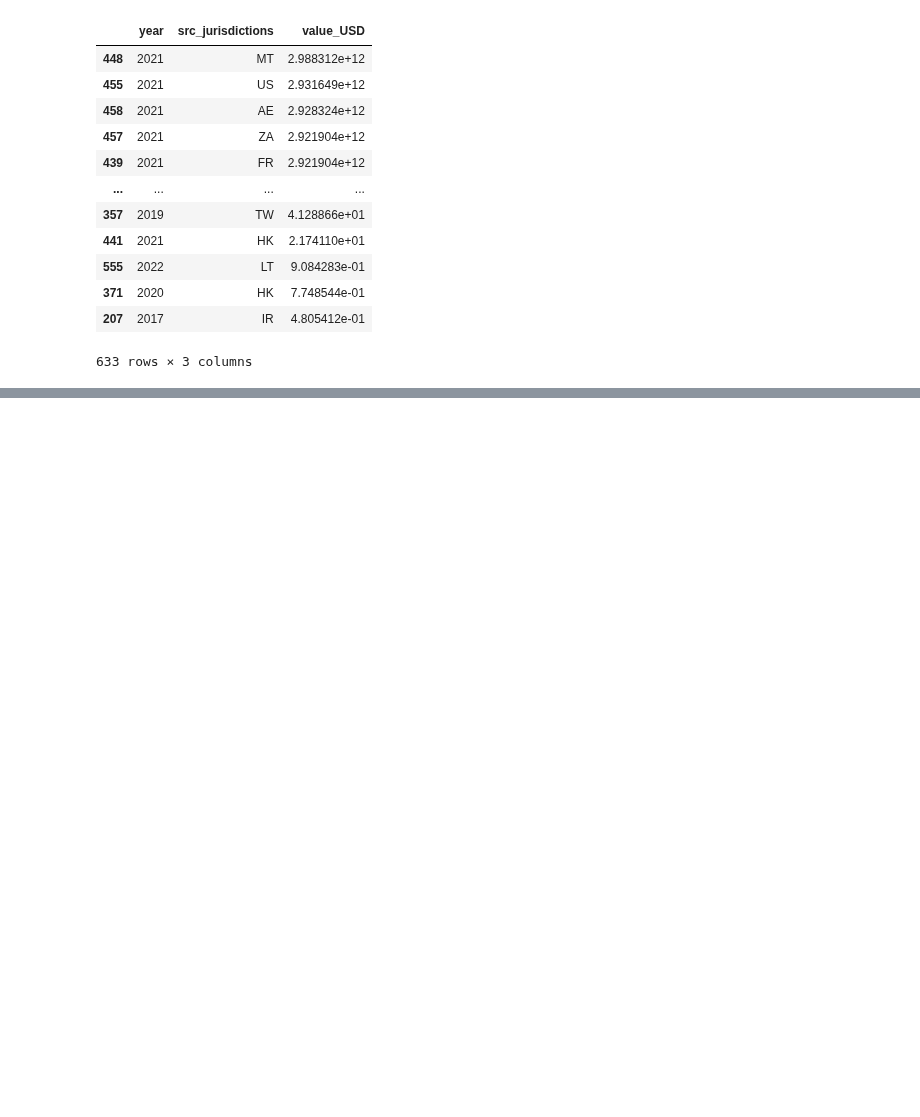
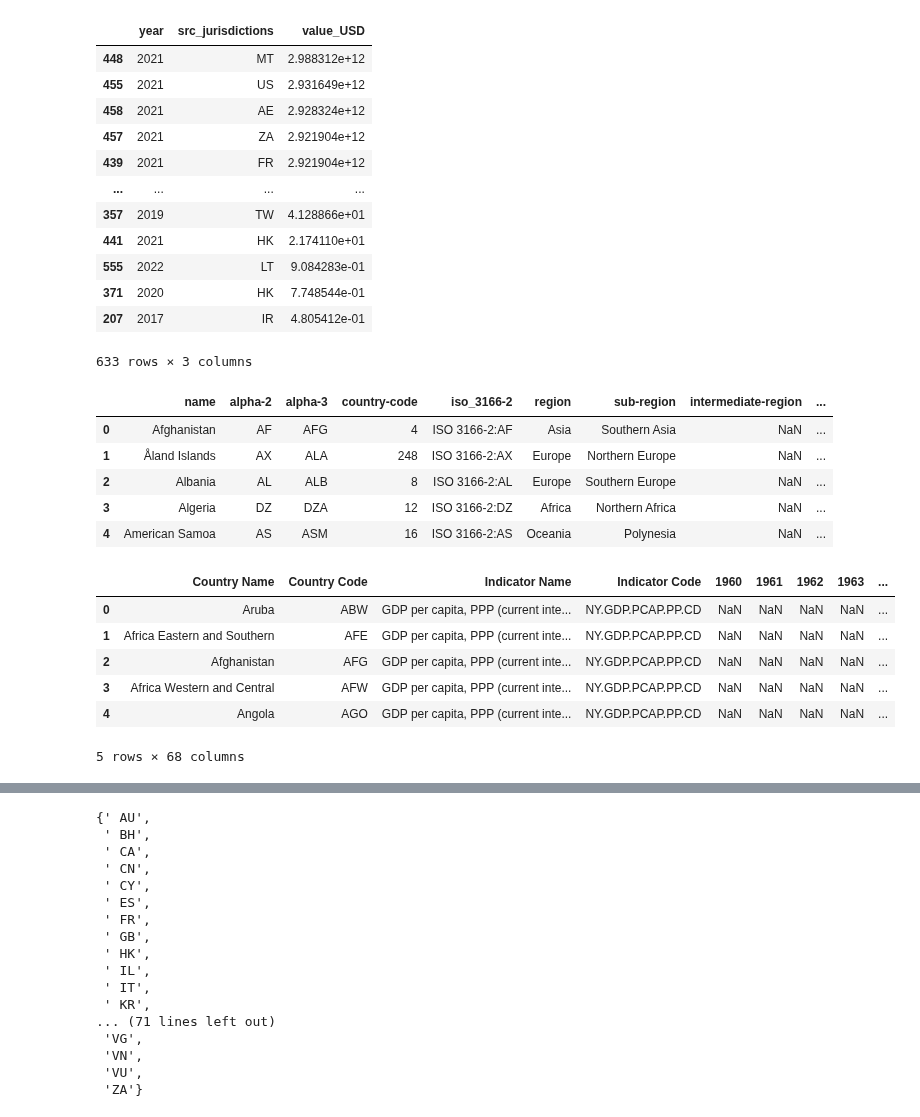
Before and after one commit to FlowDrucka64/MoneyFlow, a Jupyter notebook: data_exploration.ipynb, the cells around one changed output, grey strips where cells are left out. Cells and saved outputs as stored; diff of their text form; code cells hidden in the pictures; blank space fills up the shorter version.

Commit message:
Read gdp and country data

```diff
--- a/data_exploration.ipynb
+++ b/data_exploration.ipynb
@@ -157,3 +156,33 @@ display(src_amounts.sort_values("value_USD",ascending=False))
 | 371 | 2020 | HK | 7.748544e-01 |
 | 207 | 2017 | IR | 4.805412e-01 |
 633 rows × 3 columns
+# %%
+# Merge GDP Data
+
+# Load country codes (source: https://github.com/lukes/ISO-3166-Countries-with-Regional-Codes)
+country_codes = pd.read_csv('data/country_codes.csv')
+display(country_codes.head())
+
+# Load GDP data (PPP) (Source: https://data.worldbank.org/indicator/NY.GDP.PCAP.PP.CD)
+gdp = pd.read_csv('data/gdp.csv', skiprows=3)
+display(gdp.head())
+
+gdp_meta = pd.read_csv('data/gdp_meta.csv')
+display(gdp_meta.head())
+
+
+set(merged_df.dst_jurisdictions.unique().tolist() + merged_df.src_jurisdictions.unique().tolist())
+# %% [output]
+|  | name | alpha-2 | alpha-3 | country-code | iso_3166-2 | region | sub-region | intermediate-region | ... |
+| 0 | Afghanistan | AF | AFG | 4 | ISO 3166-2:AF | Asia | Southern Asia | NaN | ... |
+| 1 | Åland Islands | AX | ALA | 248 | ISO 3166-2:AX | Europe | Northern Europe | NaN | ... |
+| 2 | Albania | AL | ALB | 8 | ISO 3166-2:AL | Europe | Southern Europe | NaN | ... |
+| 3 | Algeria | DZ | DZA | 12 | ISO 3166-2:DZ | Africa | Northern Africa | NaN | ... |
+| 4 | American Samoa | AS | ASM | 16 | ISO 3166-2:AS | Oceania | Polynesia | NaN | ... |
+|  | Country Name | Country Code | Indicator Name | Indicator Code | 1960 | 1961 | 1962 | 1963 | ... |
+| 0 | Aruba | ABW | GDP per capita, PPP (current inte... | NY.GDP.PCAP.PP.CD | NaN | NaN | NaN | NaN | ... |
+| 1 | Africa Eastern and Southern | AFE | GDP per capita, PPP (current inte... | NY.GDP.PCAP.PP.CD | NaN | NaN | NaN | NaN | ... |
+| 2 | Afghanistan | AFG | GDP per capita, PPP (current inte... | NY.GDP.PCAP.PP.CD | NaN | NaN | NaN | NaN | ... |
+| 3 | Africa Western and Central | AFW | GDP per capita, PPP (current inte... | NY.GDP.PCAP.PP.CD | NaN | NaN | NaN | NaN | ... |
+| 4 | Angola | AGO | GDP per capita, PPP (current inte... | NY.GDP.PCAP.PP.CD | NaN | NaN | NaN | NaN | ... |
+5 rows × 68 columns
@@ -159,0 +195,17 @@ display(src_amounts.sort_values("value_USD",ascending=False))
+{' AU',
+ ' BH',
+ ' CA',
+ ' CN',
+ ' CY',
+ ' ES',
+ ' FR',
+ ' GB',
+ ' HK',
+ ' IL',
+ ' IT',
+ ' KR',
+... (71 lines left out)
+ 'VG',
+ 'VN',
+ 'VU',
+ 'ZA'}
```
Also changed, not shown: parts of 2 cells of this notebook.
